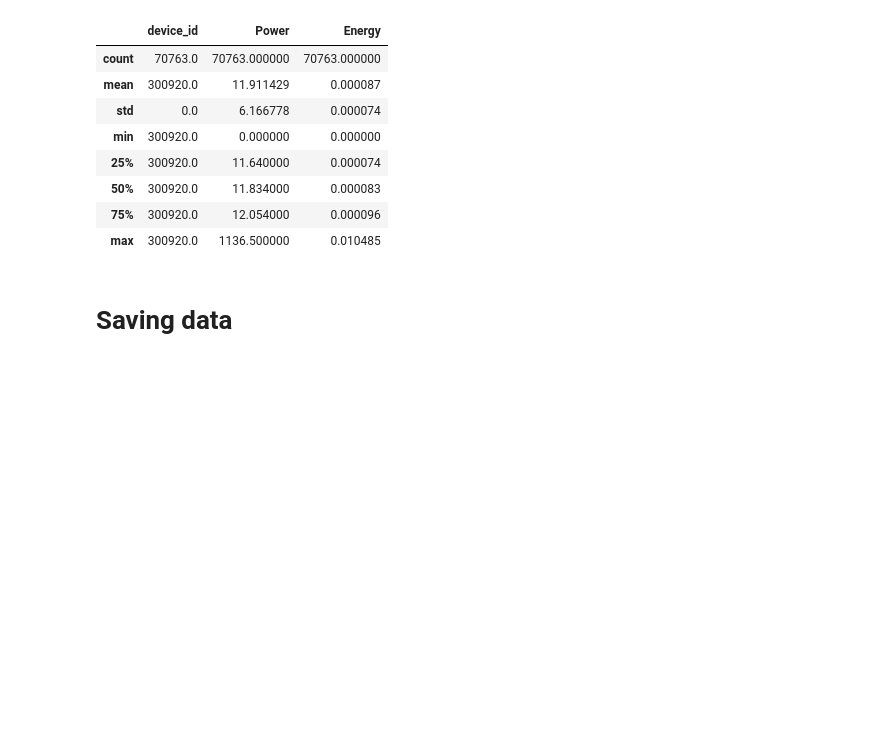
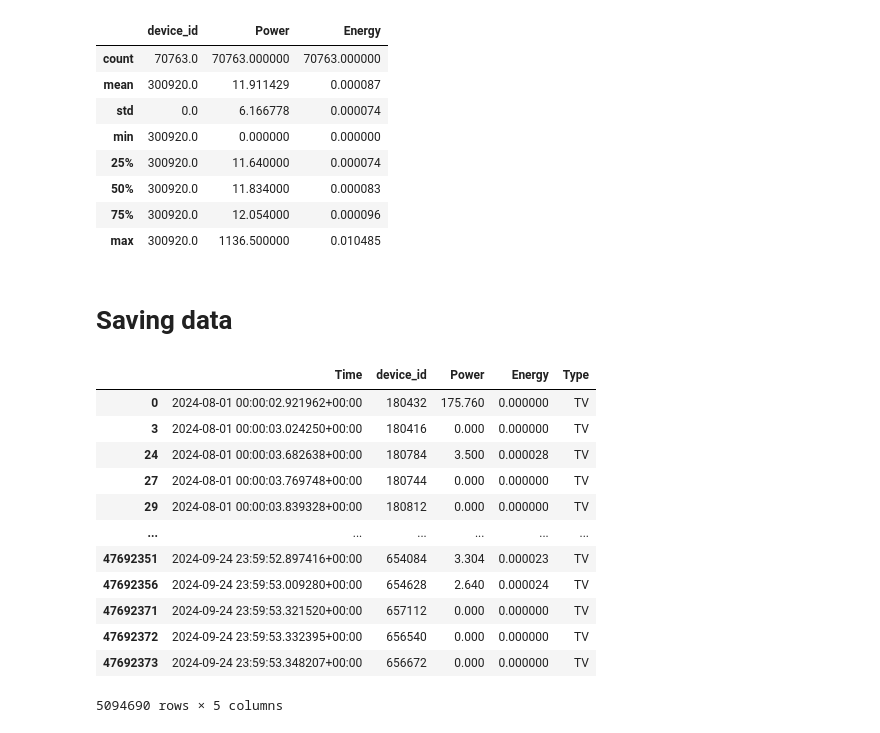
Before and after one commit to melek2/OCCTOPI, a Jupyter notebook: Data Acquisition/processing_data.ipynb, the cells around one changed output. Saved outputs shown, nothing was run; the diff lists cells and outputs as text; code cells hidden in the pictures; blank space fills up the shorter version.

```diff
--- a/Data Acquisition/processing_data.ipynb
+++ b/Data Acquisition/processing_data.ipynb
@@ -38,45 +42,6 @@ def rename_df(original_name):
 renamed_dataframes = {rename_df(name): df for name, df in dataframes.items()}
 
 dataframes = renamed_dataframes
-# %%
-# Function to extract data and turn it into a dataframe making it easier to work with
-# input:
-# - filename (including specific location of file) (note: remove the "-" that BERT adds)
-# - device_id (if you want all devices, input 0)
-
-# output: cleaned up dataframe file with three collumns: Time, Power [W], TimeDiff [s], Energy [Wh]
-def data_cleaner(data_raw,
-                device_id=0,
-                modify_columns=True,
-                drop_columns=True,
-                selected_columns = ['_time', 'device_id','analogInput_3'],
-                calc_energy= True
-                  ):
-
-    if device_id > 0:
-        data = data_raw[data_raw['device_id'] == device_id]
-    data = data_raw
-
-    data['_time'] = pd.to_datetime(data['_time'],format='mixed')
-    data = data.sort_values(by='_time')
-
-    if modify_columns is True:
-        data = data[selected_columns]
-        data = data.rename(columns={'_time': 'Time', 'analogInput_3': 'Power'})
-
-        data['Power'] = data['Power'] / 1000
-    if calc_energy is True:
-        data['TimeDiff'] = data['Time'].diff().dt.total_seconds()
-
-        data['Energy'] = data['TimeDiff'] * data['Power']
-        data['Energy'] = data['Energy'] / 3600
-
-        data = data.drop(columns=['TimeDiff'])
-
-    data = data.fillna(0)
-    data = data.sort_values(by='Time').reset_index(drop=True)
-
-    return data
 # %% [markdown]
 ## combining data
 # %%
@@ -328,3 +293,19 @@ devices['Fax'][devices['Fax']['device_id']==300920].describe()
 # %%
 for device_type in devices.keys():
     df.to_csv(f"{device_type}_data.csv", index=False)
+# %%
+devices['TV'].to_csv(f"{'TV'}_data.csv", index=False)
+# %% [output]
+|  | Time | device_id | Power | Energy | Type |
+| 0 | 2024-08-01 00:00:02.921962+00:00 | 180432 | 175.760 | 0.000000 | TV |
+| 3 | 2024-08-01 00:00:03.024250+00:00 | 180416 | 0.000 | 0.000000 | TV |
+| 24 | 2024-08-01 00:00:03.682638+00:00 | 180784 | 3.500 | 0.000028 | TV |
+| 27 | 2024-08-01 00:00:03.769748+00:00 | 180744 | 0.000 | 0.000000 | TV |
+| 29 | 2024-08-01 00:00:03.839328+00:00 | 180812 | 0.000 | 0.000000 | TV |
+| ... | ... | ... | ... | ... | ... |
+| 47692351 | 2024-09-24 23:59:52.897416+00:00 | 654084 | 3.304 | 0.000023 | TV |
+| 47692356 | 2024-09-24 23:59:53.009280+00:00 | 654628 | 2.640 | 0.000024 | TV |
+| 47692371 | 2024-09-24 23:59:53.321520+00:00 | 657112 | 0.000 | 0.000000 | TV |
+| 47692372 | 2024-09-24 23:59:53.332395+00:00 | 656540 | 0.000 | 0.000000 | TV |
+| 47692373 | 2024-09-24 23:59:53.348207+00:00 | 656672 | 0.000 | 0.000000 | TV |
+5094690 rows × 5 columns
```
Also changed, not shown: parts of 3 cells of this notebook, 2 other files.
